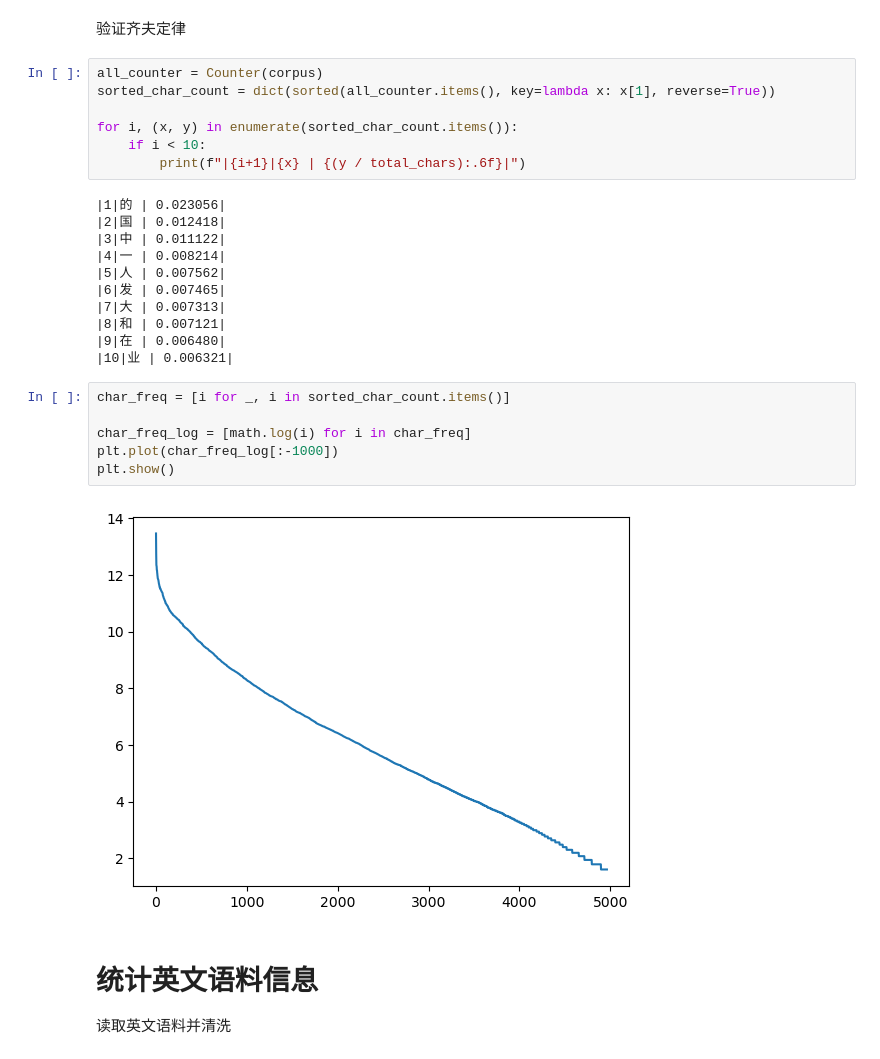
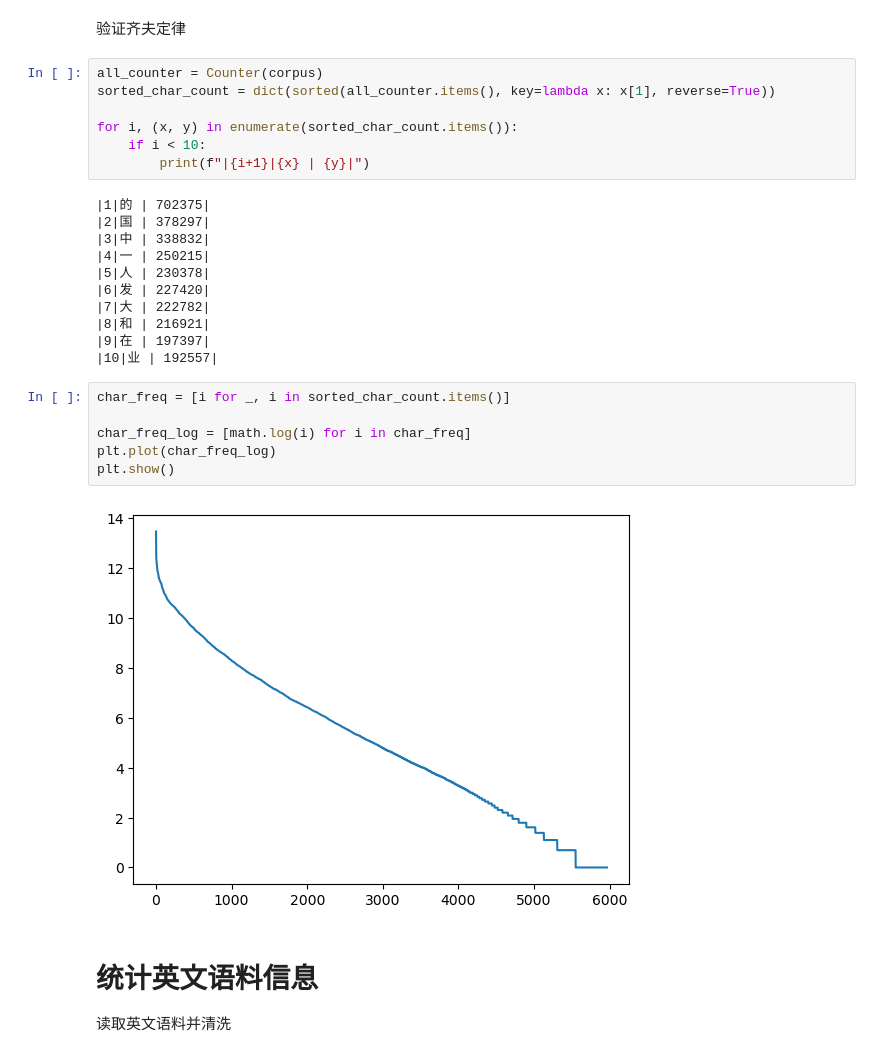
Before and after one commit to spiritwalking/News-Crawler, a Jupyter notebook: calculation.ipynb, the cells around one changed output. Saved outputs shown, nothing was run; the diff lists cells and outputs as text.

```diff
--- a/calculation.ipynb
+++ b/calculation.ipynb
@@ -107,26 +92,26 @@ sorted_char_count = dict(sorted(all_counter.items(), key=lambda x: x[1], reverse
 
 for i, (x, y) in enumerate(sorted_char_count.items()):
     if i < 10:
-        print(f"|{i+1}|{x} | {(y / total_chars):.6f}|")
+        print(f"|{i+1}|{x} | {y}|")
 # %% [output]
-|1|的 | 0.023056|
-|2|国 | 0.012418|
-|3|中 | 0.011122|
-|4|一 | 0.008214|
-|5|人 | 0.007562|
-|6|发 | 0.007465|
-|7|大 | 0.007313|
-|8|和 | 0.007121|
-|9|在 | 0.006480|
-|10|业 | 0.006321|
+|1|的 | 702375|
+|2|国 | 378297|
+|3|中 | 338832|
+|4|一 | 250215|
+|5|人 | 230378|
+|6|发 | 227420|
+|7|大 | 222782|
+|8|和 | 216921|
+|9|在 | 197397|
+|10|业 | 192557|
 # %%
 char_freq = [i for _, i in sorted_char_count.items()]
 
 char_freq_log = [math.log(i) for i in char_freq]
-plt.plot(char_freq_log[:-1000])
+plt.plot(char_freq_log)
 plt.show()
 # %% [output]
-[figure, old version]
+[figure, new version]
 # %% [markdown]
 # 统计英文语料信息
 读取英文语料并清洗
```
Also changed, not shown: parts of 6 cells of this notebook, 1 other file.
